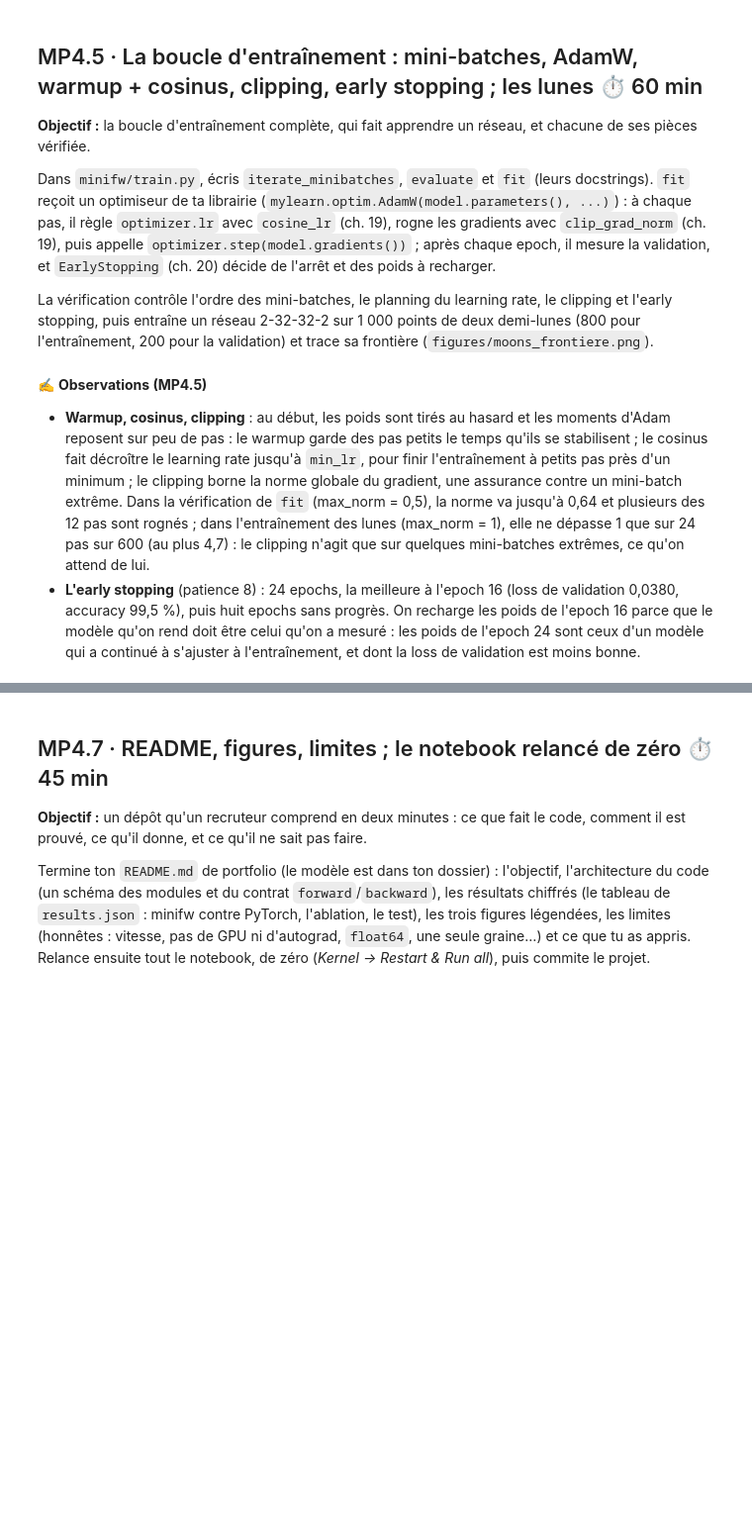
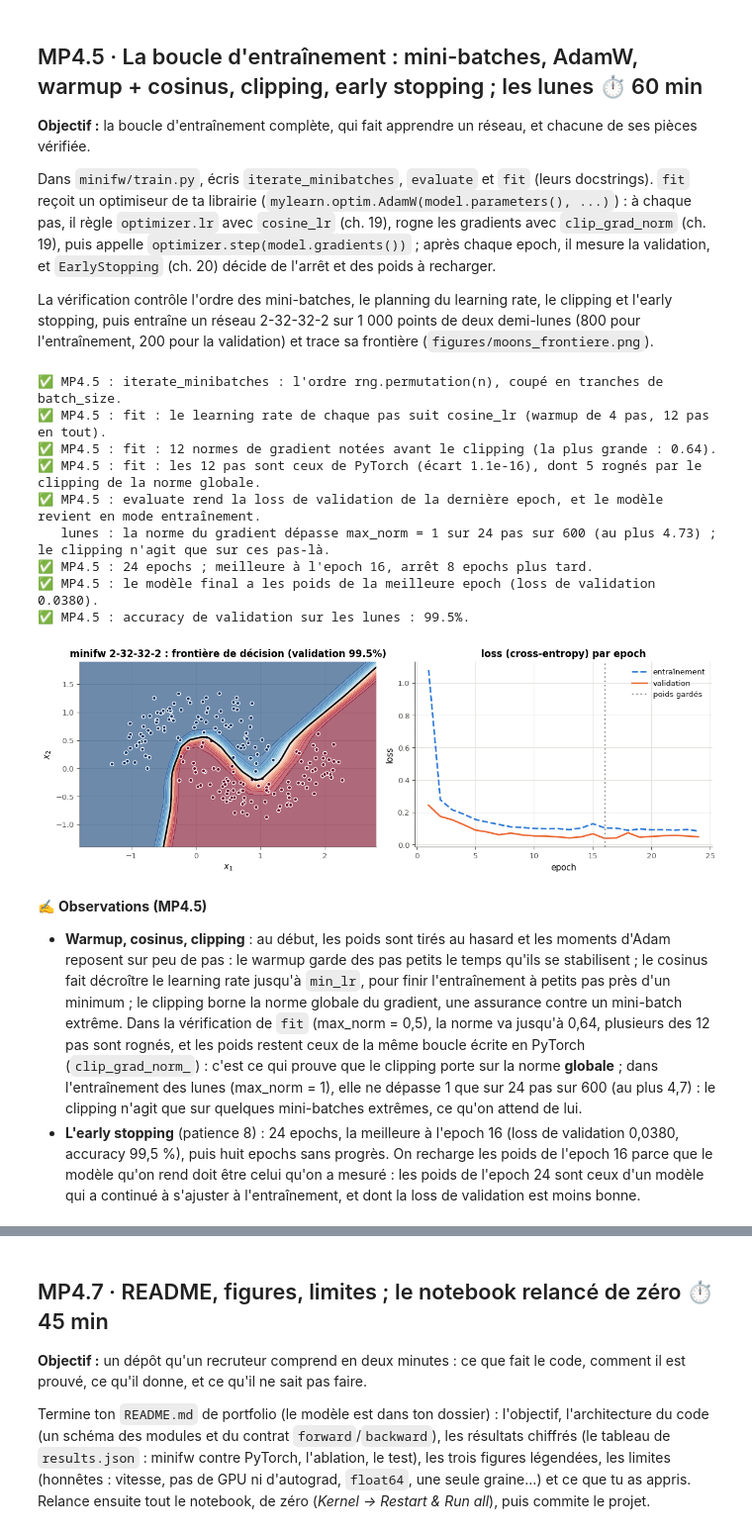
Before and after one commit to cemah2/workbookIA, a Jupyter notebook: projets/partie_4_mini_framework/solution/mp4_mini_framework.ipynb, the cells around one changed output, grey strips where cells are left out. Shown at 99% size. Drawn from its saved outputs; the diff is of its cells as text; code cells hidden in the pictures; blank space fills up the shorter version.

```diff
--- a/projets/partie_4_mini_framework/solution/mp4_mini_framework.ipynb
+++ b/projets/partie_4_mini_framework/solution/mp4_mini_framework.ipynb
@@ -432,7 +491,7 @@ if minifw_ok():
     from minifw import BatchNorm1d, Dense, ReLU, Sequential, SoftmaxCrossEntropy, Tanh
     from mylearn.nn.backward import gradient_check
     rng = np.random.default_rng(SEED)
-    with wb.attempt("MP4.3"):
+    with attempt("MP4.3"):
         layers = [Dense(6, 8, rng=rng), BatchNorm1d(8), ReLU(), Dense(8, 8, rng=rng), Tanh(), Dense(8, 3, rng=rng)]
         model = Sequential(*layers)
         x, y = rng.normal(size=(12, 6)), rng.integers(0, 3, size=12)
@@ -446,6 +505,10 @@ if minifw_ok():
         verdict("MP4.3", shapes == [(6, 8), (8,), (8,), (8,), (8, 8), (8,), (8, 3), (3,)],
                 "parameters() : W, b de chaque Dense et gamma, beta de la batchnorm, dans l'ordre des couches.",
                 f"parameters() doit rendre W, b, gamma, beta… dans l'ordre des couches ; reçu les formes {shapes}.")
+        verdict("MP4.3", model.parameters()[0] is layers[0].W and model.gradients()[0] is layers[0].dW,
+                "parameters() et gradients() rendent les tableaux des couches eux-mêmes.",
+                "model.parameters()[0] doit être layers[0].W lui-même (et gradients()[0], layers[0].dW), pas une copie : "
+                "l'optimiseur modifie ces tableaux sur place.")
         verdict("MP4.3", model.n_parameters() == 6 * 8 + 8 + 16 + 8 * 8 + 8 + 8 * 3 + 3,
                 f"n_parameters() = {model.n_parameters()}.", f"n_parameters() rend {model.n_parameters()!r} : attendu 171.")
         W = layers[0].W                              # finite differences on the first weights, with your gradient_check
@@ -500,8 +574,8 @@ checks_of("MP4.4")
 if minifw_ok():
     passed, failed, failures = run_project_tests()
     verdict("MP4.4", failed == 0 and passed >= 10, f"{passed} tests passent.",
-            f"{passed} tests passent et {failed} échouent : il en faut au moins 10, tous verts.")
-    names = " ".join(re.findall(r"def (test_\w+)", (PROJECT / "test_minifw.py").read_text(encoding="utf-8"))).lower()
+            f"{passed} test(s) passe(nt) et {failed} échoue(nt) : il en faut au moins 10, tous verts.")
+    names = " ".join(re.findall(r"(?:def|class) ((?:test_|Test)\w+)", (PROJECT / "test_minifw.py").read_text(encoding="utf-8"))).lower()
     for topic, words in {"Dense": ["dense"], "une activation": ["relu", "tanh", "activation"], "Dropout": ["dropout"],
                          "BatchNorm1d": ["batchnorm", "batch_norm"], "la loss": ["cross_entropy", "loss"],
                          "Sequential": ["sequential", "model", "network", "reseau"], "AdamW": ["adamw", "optim"]}.items():
@@ -539,7 +630,7 @@ checks_of("MP4.5")
 if minifw_ok():
     from minifw import Dense, ReLU, Sequential, SoftmaxCrossEntropy, evaluate, fit, iterate_minibatches
     from mylearn.optim import AdamW, cosine_lr
-    with wb.attempt("MP4.5"):
+    with attempt("MP4.5"):
         batches = list(iterate_minibatches(10, 4, np.random.default_rng(0)))
         verdict("MP4.5", [len(b) for b in batches] == [4, 4, 2]
                 and np.array_equal(np.concatenate(batches), np.random.default_rng(0).permutation(10)),
@@ -559,6 +650,32 @@ if minifw_ok():
         verdict("MP4.5", len(norms) == 12 and all(isinstance(n, float) and n > 0 for n in norms),
                 f"fit : 12 normes de gradient notées avant le clipping (la plus grande : {max(norms):.2f})." if norms else "",
                 "fit doit noter dans history[\"grad_norm\"] la norme de chaque pas, rendue par clip_grad_norm (avant le clipping).")
+        if torch is not None:                       # the same 12 steps with PyTorch: AdamW, LambdaLR, clip_grad_norm_
+            rng = np.random.default_rng(SEED)
+            probe_b = Sequential(Dense(2, 16, rng=rng), ReLU(), Dense(16, 2, rng=rng))
+            twin_p = torch_twin(probe_b)
+            opt_p = torch.optim.AdamW(twin_p.parameters(), lr=1e-2)
+            sched_p = torch.optim.lr_scheduler.LambdaLR(opt_p, lambda t: cosine_lr(t, 12, 1.0, 4))
+            X_p, y_p = torch.from_numpy(X_m[:200]), torch.from_numpy(y_m[:200])
+            rng_p, clipped_p = np.random.default_rng(1), 0
+            for _ in range(3):
+                for idx in iterate_minibatches(200, 50, rng_p):
+                    idx = torch.from_numpy(np.asarray(idx))
+                    loss_t = nn.functional.cross_entropy(twin_p(X_p[idx]), y_p[idx])
+                    opt_p.zero_grad()
+                    loss_t.backward()
+                    clipped_p += float(nn.utils.clip_grad_norm_(twin_p.parameters(), 0.5)) > 0.5
+                    opt_p.step()
+                    sched_p.step()
+            worst_p = max(gap(layer.W, module.weight.detach().T) for layer, module in zip(probe.layers, twin_p)
+                          if type(layer).__name__ == "Dense")
+            verdict("MP4.5", worst_p < 1e-10,
+                    f"fit : les 12 pas sont ceux de PyTorch (écart {worst_p:.1e}), dont {clipped_p} rognés par le clipping "
+                    "de la norme globale.",
+                    f"après les 12 pas, l'écart des poids à PyTorch (AdamW, le même planning, clip_grad_norm_ à 0,5) vaut "
+                    f"{worst_p:.2e} : {clipped_p} pas sur 12 dépassent max_norm = 0,5. Coupe-t-on bien les gradients par "
+                    "leur norme GLOBALE (clip_grad_norm de ta librairie), après backward et avant step, et dans l'ordre "
+                    "rng.permutation des mini-batches ?")
         loss_p, _ = evaluate(probe, SoftmaxCrossEntropy(), X_mv, y_mv)
         verdict("MP4.5", probe.training and abs(loss_p - history["val_loss"][-1]) < 1e-12,
                 "evaluate rend la loss de validation de la dernière epoch, et le modèle revient en mode entraînement.",
@@ -576,38 +693,49 @@ if minifw_ok():
         val_loss_m, val_acc_m = evaluate(moons_model, SoftmaxCrossEntropy(), X_mv, y_mv)
         n_done = len(moons_history["val_loss"])
         verdict("MP4.5", n_done == 60 or n_done - best == 8,
                 f"{n_done} epochs ; meilleure à l'epoch {best}" + (", arrêt 8 epochs plus tard." if n_done < 60 else "."),
                 f"{n_done} epochs, meilleure à l'epoch {best} : avec une patience de 8, l'arrêt vient 8 epochs après la meilleure.")
         verdict("MP4.5", abs(val_loss_m - moons_history["val_loss"][best - 1]) < 1e-12,
                 f"le modèle final a les poids de la meilleure epoch (loss de validation {val_loss_m:.4f}).",
                 "le modèle final doit avoir les poids de la meilleure epoch : garde un state_dict() à chaque amélioration "
-                "et recharge-le à la fin.")
+                "et recharge-le à la fin (best_epoch compte à partir de 1, comme history[\"val_loss\"][best_epoch - 1]).")
         verdict("MP4.5", val_acc_m >= 0.95, f"accuracy de validation sur les lunes : {val_acc_m:.1%}.",
                 f"accuracy de validation sur les lunes : {val_acc_m:.1%}, attendu au moins 95 %.")
         grid = np.stack(np.meshgrid(np.linspace(-1.8, 2.8, 300), np.linspace(-1.4, 1.9, 240)), axis=-1).reshape(-1, 2)
         moons_model.eval()
         proba = np.exp(moons_model(grid) - moons_model(grid).max(axis=1, keepdims=True))
         proba = (proba / proba.sum(axis=1, keepdims=True))[:, 1].reshape(240, 300)
         fig, (ax_f, ax_c) = plt.subplots(1, 2, figsize=(12, 4.2))
         ax_f.contourf(np.linspace(-1.8, 2.8, 300), np.linspace(-1.4, 1.9, 240), proba, levels=20, cmap="RdBu_r", alpha=0.6)
         ax_f.contour(np.linspace(-1.8, 2.8, 300), np.linspace(-1.4, 1.9, 240), proba, levels=[0.5], colors="black")
         ax_f.scatter(X_mv[:, 0], X_mv[:, 1], c=y_mv, cmap="RdBu_r", edgecolor="white", s=20)
         ax_f.set(title=f"minifw 2-32-32-2 : frontière de décision (validation {val_acc_m:.1%})", xlabel="$x_1$", ylabel="$x_2$")
         epochs_m = np.arange(1, n_done + 1)
         ax_c.plot(epochs_m, moons_history["train_loss"], ls="--", label="entraînement")
         ax_c.plot(epochs_m, moons_history["val_loss"], label="validation")
         ax_c.axvline(best, color="0.6", ls=":", label="poids gardés")
         ax_c.set(title="loss (cross-entropy) par epoch", xlabel="epoch", ylabel="loss")
         ax_c.legend()
         fig.tight_layout()
         save(fig, "moons_frontiere.png")
         plt.show()
         moons_model.train()
     checks_done()
+# %% [output]
+✅ MP4.5 : iterate_minibatches : l'ordre rng.permutation(n), coupé en tranches de batch_size.
+✅ MP4.5 : fit : le learning rate de chaque pas suit cosine_lr (warmup de 4 pas, 12 pas en tout).
+✅ MP4.5 : fit : 12 normes de gradient notées avant le clipping (la plus grande : 0.64).
+✅ MP4.5 : fit : les 12 pas sont ceux de PyTorch (écart 1.1e-16), dont 5 rognés par le clipping de la norme globale.
+✅ MP4.5 : evaluate rend la loss de validation de la dernière epoch, et le modèle revient en mode entraînement.
+   lunes : la norme du gradient dépasse max_norm = 1 sur 24 pas sur 600 (au plus 4.73) ; le clipping n'agit que sur ces pas-là.
+✅ MP4.5 : 24 epochs ; meilleure à l'epoch 16, arrêt 8 epochs plus tard.
+✅ MP4.5 : le modèle final a les poids de la meilleure epoch (loss de validation 0.0380).
+✅ MP4.5 : accuracy de validation sur les lunes : 99.5%.
+[figure, added]
 # %% [markdown]
 ✍️ **Observations (MP4.5)**
 
-- **Warmup, cosinus, clipping** : au début, les poids sont tirés au hasard et les moments d'Adam reposent sur peu de pas : le warmup garde des pas petits le temps qu'ils se stabilisent ; le cosinus fait décroître le learning rate jusqu'à `min_lr`, pour finir l'entraînement à petits pas près d'un minimum ; le clipping borne la norme globale du gradient, une assurance contre un mini-batch extrême. Dans la vérification de `fit` (max_norm = 0,5), la norme va jusqu'à 0,64 et plusieurs des 12 pas sont rognés ; dans l'entraînement des lunes (max_norm = 1), elle ne dépasse 1 que sur 24 pas sur 600 (au plus 4,7) : le clipping n'agit que sur quelques mini-batches extrêmes, ce qu'on attend de lui.
+- **Warmup, cosinus, clipping** : au début, les poids sont tirés au hasard et les moments d'Adam reposent sur peu de pas : le warmup garde des pas petits le temps qu'ils se stabilisent ; le cosinus fait décroître le learning rate jusqu'à `min_lr`, pour finir l'entraînement à petits pas près d'un minimum ; le clipping borne la norme globale du gradient, une assurance contre un mini-batch extrême. Dans la vérification de `fit` (max_norm = 0,5), la norme va jusqu'à 0,64, plusieurs des 12 pas sont rognés, et les poids restent ceux de la même boucle écrite en PyTorch (`clip_grad_norm_`) : c'est ce qui prouve que le clipping porte sur la norme **globale** ; dans l'entraînement des lunes (max_norm = 1), elle ne dépasse 1 que sur 24 pas sur 600 (au plus 4,7) : le clipping n'agit que sur quelques mini-batches extrêmes, ce qu'on attend de lui.
 - **L'early stopping** (patience 8) : 24 epochs, la meilleure à l'epoch 16 (loss de validation 0,0380, accuracy 99,5 %), puis huit epochs sans progrès. On recharge les poids de l'epoch 16 parce que le modèle qu'on rend doit être celui qu'on a mesuré : les poids de l'epoch 24 sont ceux d'un modèle qui a continué à s'ajuster à l'entraînement, et dont la loss de validation est moins bonne.
 # %% [markdown]
 ## MP4.6 · Fashion-MNIST : un entraînement identique à PyTorch, minifw contre PyTorch, l'ablation dropout/batchnorm, le test ouvert une fois ⏱️ 105 min
```
Also changed, not shown: parts of 18 cells of this notebook, 8 other files.
